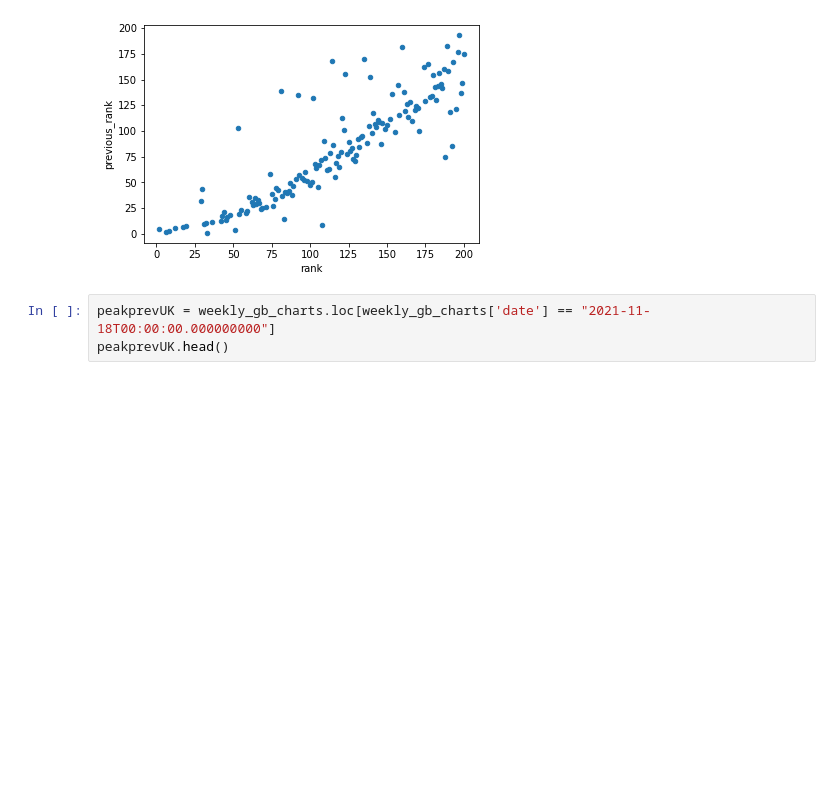
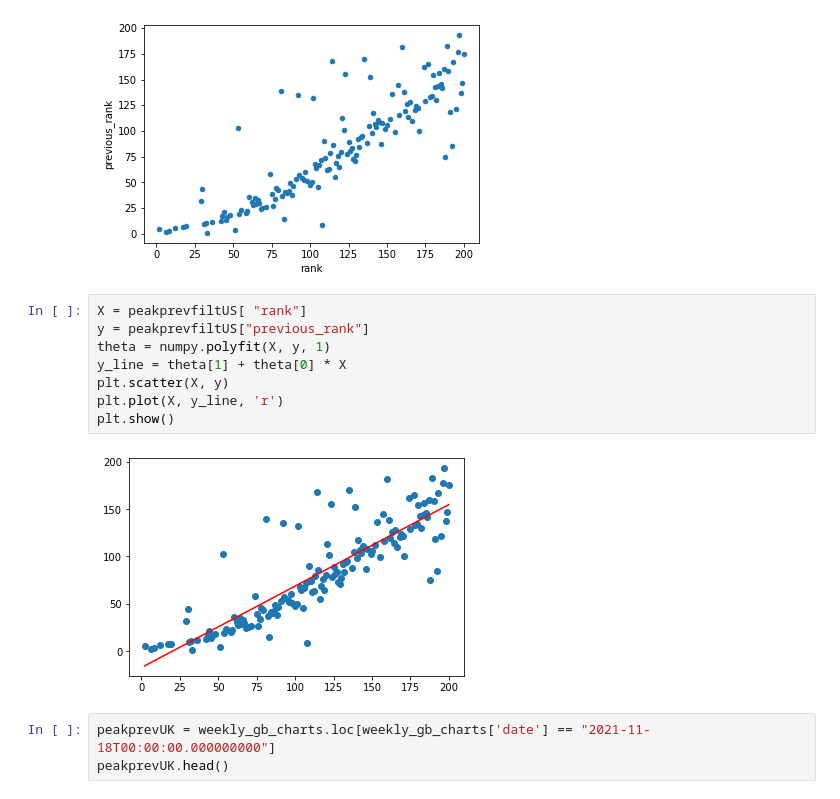
Before and after one commit to spurthirallapalli/DH140-FinalProject, a Jupyter notebook: FinalProject/FinalProject.ipynb, the cells around one changed output. Cells and saved outputs as stored; diff of their text form; blank space fills up the shorter version.

```diff
--- a/FinalProject/FinalProject.ipynb
+++ b/FinalProject/FinalProject.ipynb
@@ -318,6 +320,16 @@ peakprevfiltUS.plot(kind='scatter', x='rank', y='previous_rank')
 # %% [output]
 <AxesSubplot:xlabel='rank', ylabel='previous_rank'>
 [figure]
+# %%
+X = peakprevfiltUS[ "rank"]
+y = peakprevfiltUS["previous_rank"]
+theta = numpy.polyfit(X, y, 1)
+y_line = theta[1] + theta[0] * X
+plt.scatter(X, y)
+plt.plot(X, y_line, 'r')
+plt.show()
+# %% [output]
+[figure, added]
 # %%
 peakprevUK = weekly_gb_charts.loc[weekly_gb_charts['date'] == "2021-11-18T00:00:00.000000000"]
 peakprevUK.head()
```
Also changed, not shown: parts of 25 cells of this notebook, 1 other file.
